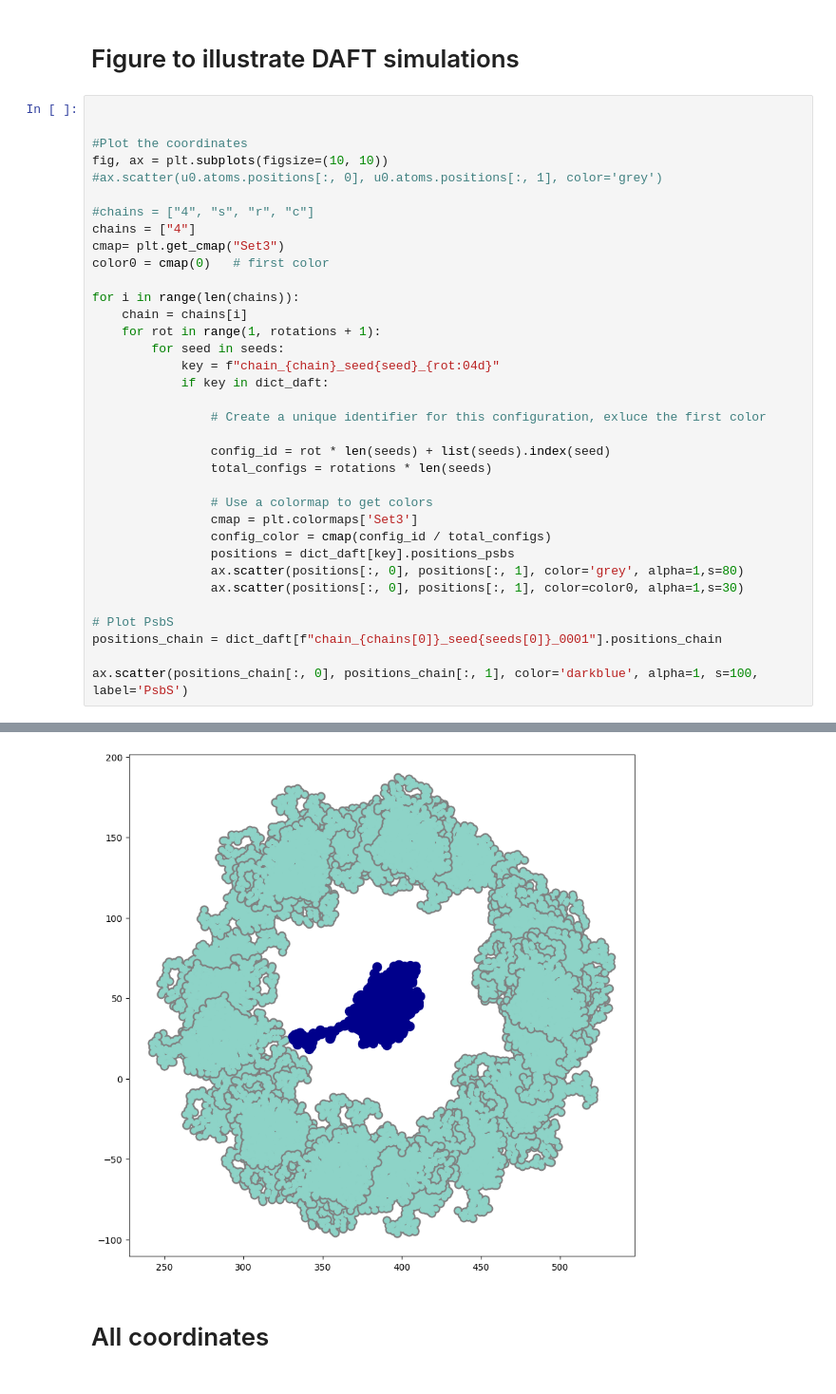
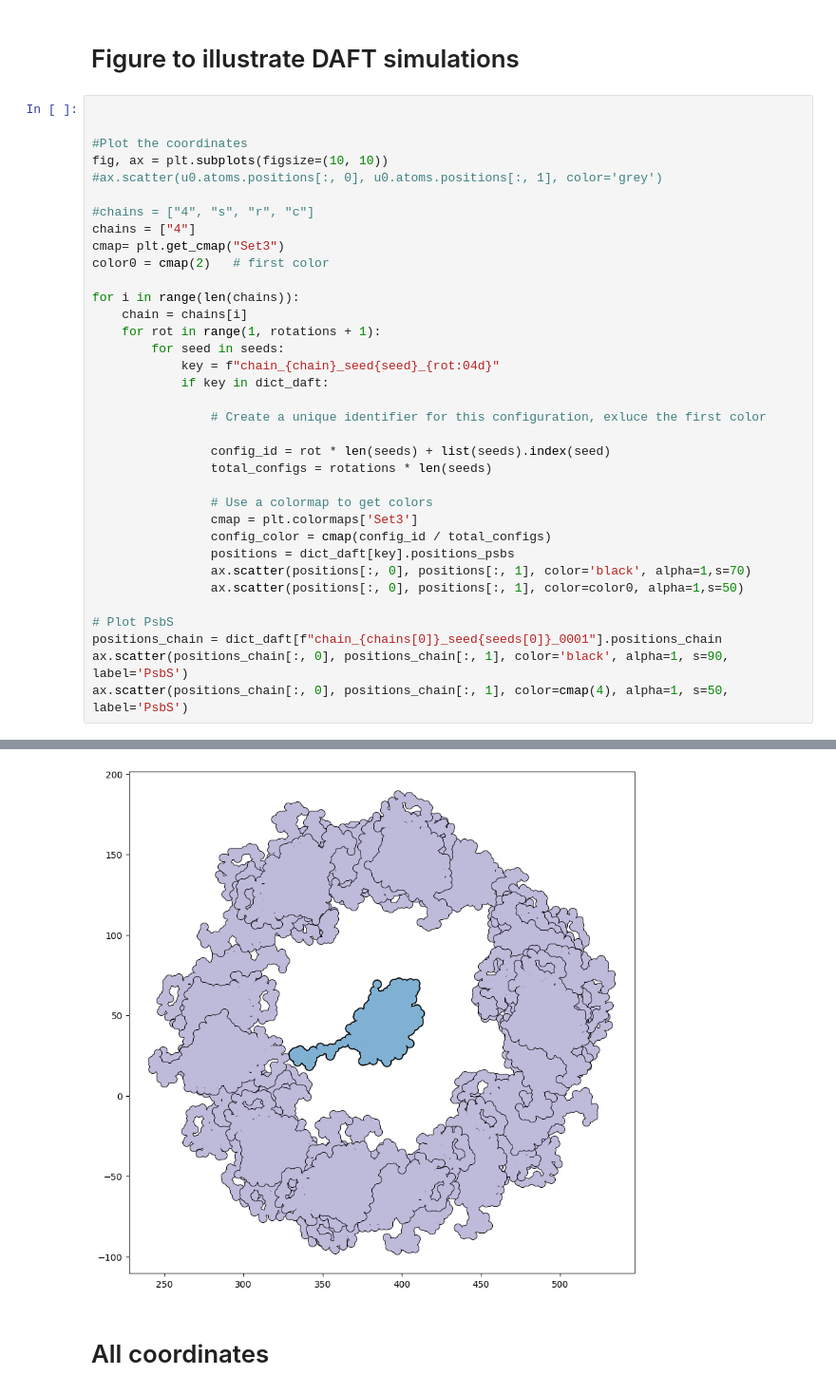
Before and after one commit to rubizarmiento/PsbS_Binding_Site, a Jupyter notebook: 5_psii/generate_inital_configurations.ipynb, the cells around one changed output, grey strips where cells are left out. Shown at 95% size. Drawn from its saved outputs; the diff is of its cells as text.

```diff
--- a/5_psii/generate_inital_configurations.ipynb
+++ b/5_psii/generate_inital_configurations.ipynb
@@ -63,39 +63,39 @@ for key, u in dict_daft.items():
 
 #Plot the coordinates
 fig, ax = plt.subplots(figsize=(10, 10))
 #ax.scatter(u0.atoms.positions[:, 0], u0.atoms.positions[:, 1], color='grey')
 
 #chains = ["4", "s", "r", "c"]
 chains = ["4"]
 cmap= plt.get_cmap("Set3")
-color0 = cmap(0)   # first color
+color0 = cmap(2)   # first color
 
 for i in range(len(chains)):
     chain = chains[i]
     for rot in range(1, rotations + 1):
         for seed in seeds:
             key = f"chain_{chain}_seed{seed}_{rot:04d}"
             if key in dict_daft:
 
                 # Create a unique identifier for this configuration, exluce the first color
 
                 config_id = rot * len(seeds) + list(seeds).index(seed)
                 total_configs = rotations * len(seeds)
 
                 # Use a colormap to get colors
                 cmap = plt.colormaps['Set3']
                 config_color = cmap(config_id / total_configs)
                 positions = dict_daft[key].positions_psbs
-                ax.scatter(positions[:, 0], positions[:, 1], color='grey', alpha=1,s=80)
-                ax.scatter(positions[:, 0], positions[:, 1], color=color0, alpha=1,s=30)
+                ax.scatter(positions[:, 0], positions[:, 1], color='black', alpha=1,s=70)
+                ax.scatter(positions[:, 0], positions[:, 1], color=color0, alpha=1,s=50)
 
 # Plot PsbS
 positions_chain = dict_daft[f"chain_{chains[0]}_seed{seeds[0]}_0001"].positions_chain
-
-ax.scatter(positions_chain[:, 0], positions_chain[:, 1], color='darkblue', alpha=1, s=100, label='PsbS')
+ax.scatter(positions_chain[:, 0], positions_chain[:, 1], color='black', alpha=1, s=90, label='PsbS')
+ax.scatter(positions_chain[:, 0], positions_chain[:, 1], color=cmap(4), alpha=1, s=50, label='PsbS')
 # %% [output]
 <matplotlib.collections.PathCollection at 0x...>
-[figure, old version]
+[figure, new version]
 # %% [markdown]
 # All coordinates
 # %%
```
Also changed, not shown: parts of 7 cells of this notebook, 1 other file.
